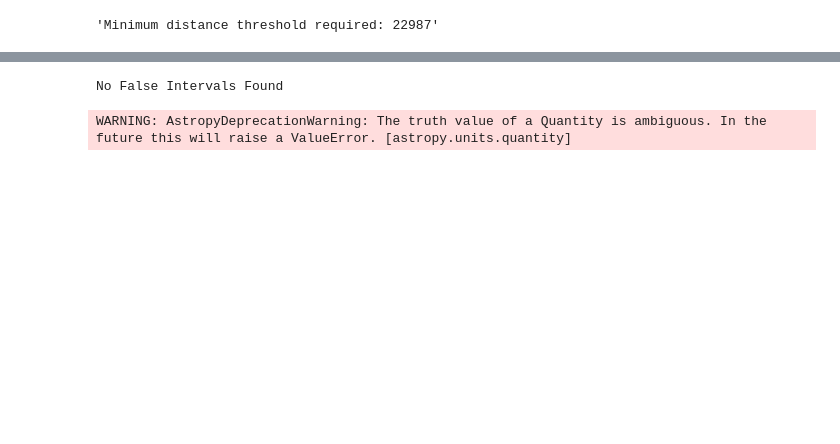
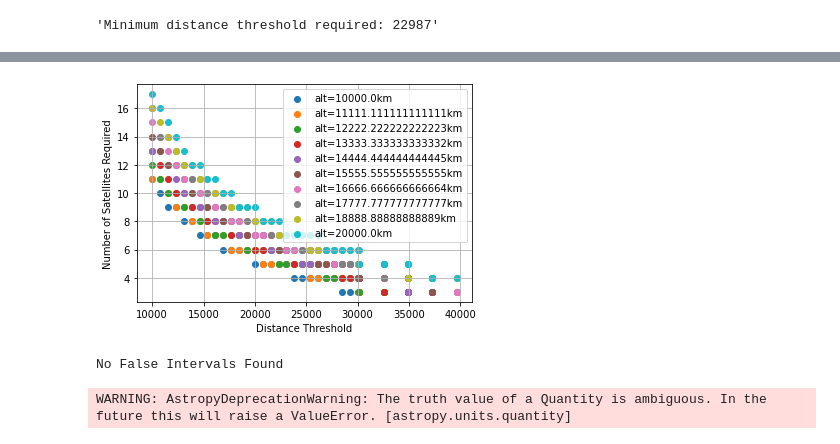
Before and after one commit to manweichan/SatLib, a Jupyter notebook: islTradestudy.ipynb, the cells around one changed output, grey strips where cells are left out. Drawn from its saved outputs; the diff is of its cells as text; code cells hidden in the pictures; blank space fills up the shorter version.

```diff
--- a/islTradestudy.ipynb
+++ b/islTradestudy.ipynb
@@ -22,6 +23,5 @@ islTradestudyFunc.graphNumSats(alt, disThres, varyDisThres=True)
 # %%
-%matplotlib notebook
-disThres = np.linspace(1000, 13000, 40)
-alt = np.linspace(400, 20000, 10)
+disThres = np.linspace(10000, 40000, 40)
+alt = np.linspace(10000, 20000, 10)
 islTradestudyFunc.graphNumSats(alt, disThres, varyAlt=True)
 # %% [output]
@@ -30,3 +28,4 @@ islTradestudyFunc.graphNumSats(alt, disThres, varyAlt=True)
+[figure, added]
 # %%
 import satbox as sb
 import astropy.units as u
```
Also changed, not shown: parts of 4 cells of this notebook, 1 other file.
